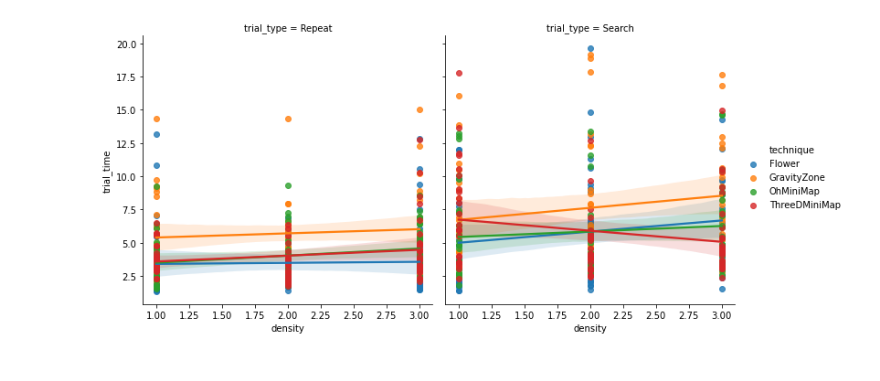
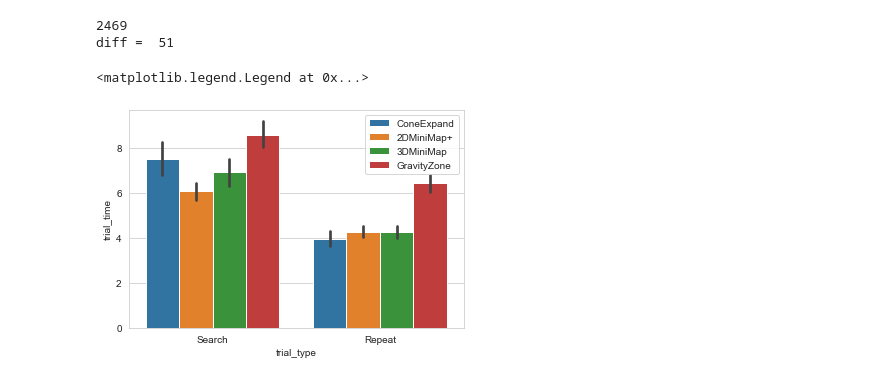
Before and after one commit to maslychm/vr_selection, a Jupyter notebook: data_analysis/density_levels.ipynb, the cells around one changed output. Saved outputs shown, nothing was run; the diff lists cells and outputs as text; code cells hidden in the pictures.

```diff
--- a/data_analysis/density_levels.ipynb
+++ b/data_analysis/density_levels.ipynb
@@ -130,6 +174,2 @@ array([ 2,  3,  4,  5,  6,  7,  8,  9, 10, 11, 12, 13, 14, 15, 16, 17, 18,
-# %%
-dfs["global_trial_idx"] = dfs["global_trial_idx"] % 31
 # %%
-ax = sns.lmplot(data=dfs, x="density", y="trial_time", hue="technique", col="trial_type")
+# ax = sns.lmplot(data=dfs, x="density", y="trial_time", hue="technique", col="trial_type")
-# %% [output]
-[figure, removed]
@@ -135,0 +187,45 @@ ax = sns.lmplot(data=dfs, x="density", y="trial_time", hue="technique", col="tri
+# %%
+# remove outliers per-techique per-trial-type
+
+dfs_no_outliers_per_condition = pd.DataFrame()
+
+for technique in dfs.technique.unique():
+    tdfs = dfs[dfs["technique"] == technique]
+
+    for trial_type in tdfs.trial_type.unique():
+        ttdfs = tdfs[tdfs["trial_type"] == trial_type]
+
+        # drop outliers which are above 3 standard deviations for trial time
+        cleandfs = ttdfs[ttdfs["trial_time"] < ttdfs["trial_time"].mean() + 3 * ttdfs["trial_time"].std()]
+
+        dfs_no_outliers_per_condition = pd.concat([dfs_no_outliers_per_condition, cleandfs])
+
+print(len(dfs_no_outliers_per_condition))
+
+print("diff = ", len(dfs) - len(dfs_no_outliers_per_condition))
+# %% [output]
+2469
+diff =  51
+# %%
+ax = sns.barplot(
+    data=dfs_no_outliers_per_condition,
+    x="trial_type",
+    y="trial_time",
+    hue="technique",
+    hue_order=[o[0] for o in order],
+    order=["Search", "Repeat"],
+    ci=95,
+)
+ax.legend(loc="lower left")
+
+# set size of plot
+# fig = plt.gcf()
+# fig.set_size_inches(10, 6)
+
+# set the hue labels
+handles, labels = ax.get_legend_handles_labels()
+labels = [o[1] for o in order]
+ax.legend(handles=handles[:], labels=labels[:])
+# %% [output]
+<matplotlib.legend.Legend at 0x...>
+[figure, added]
```
Also changed, not shown: parts of 32 cells of this notebook, 17 other files.
